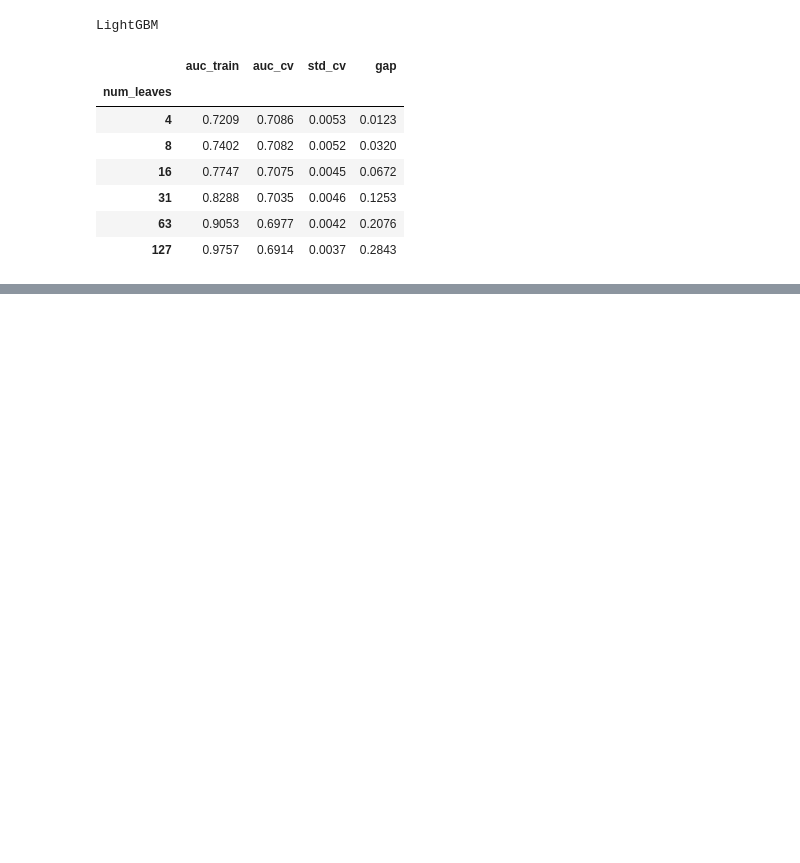
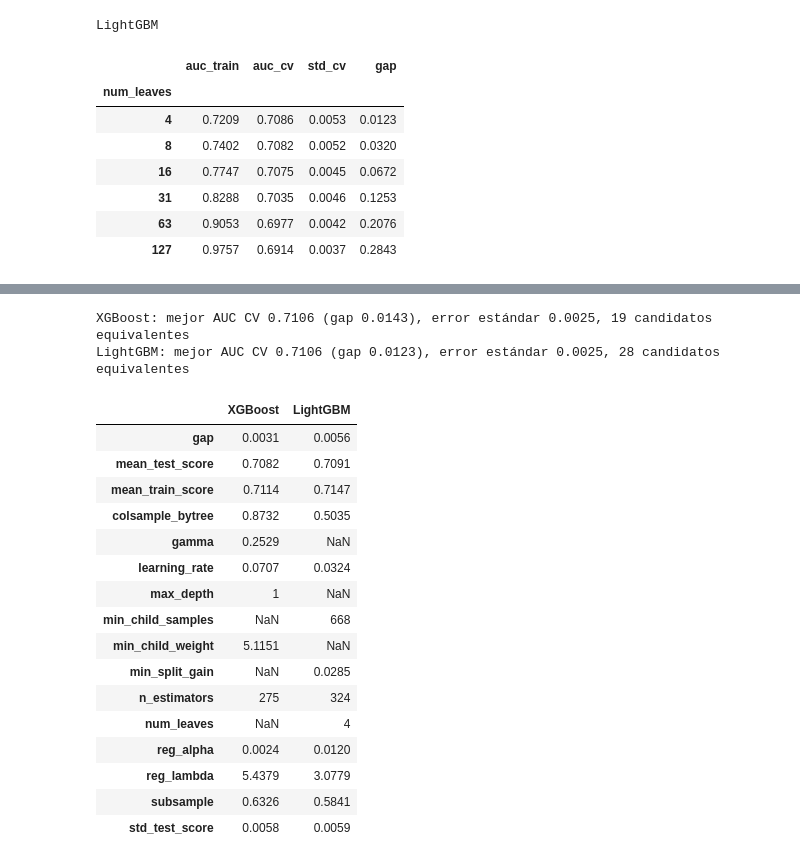
Before and after one commit to agus-chaud/scoring-crediticio, a Jupyter notebook: Notebooks/05_1_Modelizacion PD challengers.ipynb, the cells around one changed output, grey strips where cells are left out. Drawn from its saved outputs; the diff is of its cells as text; code cells hidden in the pictures; blank space fills up the shorter version.

```diff
--- a/Notebooks/05_1_Modelizacion PD challengers.ipynb
+++ b/Notebooks/05_1_Modelizacion PD challengers.ipynb
@@ -278,0 +342,38 @@ LightGBM
+# %%
+elegidos = {}
+for nombre, resultados in busquedas.items():
+    resultados = resultados.assign(gap=resultados['mean_train_score'] - resultados['mean_test_score'])
+    mejor = resultados.loc[resultados['mean_test_score'].idxmax()]
+    error_estandar = mejor['std_test_score'] / np.sqrt(5)
+    equivalentes = resultados[resultados['mean_test_score'] >= mejor['mean_test_score'] - error_estandar]
+    elegidos[nombre] = equivalentes.loc[equivalentes['gap'].idxmin()]
+    print(f'{nombre}: mejor AUC CV {mejor.mean_test_score:.4f} (gap {mejor.gap:.4f}), error estándar {error_estandar:.4f}, '
+          f'{len(equivalentes)} candidatos equivalentes')
+
+columnas_parametros = {nombre: [c for c in resultados.columns if c.startswith('param_')]
+                       for nombre, resultados in busquedas.items()}
+tabla_elegidos = pd.DataFrame({nombre: fila[['mean_test_score', 'std_test_score', 'mean_train_score', 'gap']
+                                            + columnas_parametros[nombre]]
+                               for nombre, fila in elegidos.items()})
+tabla_elegidos.index = [i.replace('param_algoritmo__', '') for i in tabla_elegidos.index]
+tabla_elegidos
+# %% [output]
+XGBoost: mejor AUC CV 0.7106 (gap 0.0143), error estándar 0.0025, 19 candidatos equivalentes
+LightGBM: mejor AUC CV 0.7106 (gap 0.0123), error estándar 0.0025, 28 candidatos equivalentes
+|  | XGBoost | LightGBM |
+| gap | 0.0031 | 0.0056 |
+| mean_test_score | 0.7082 | 0.7091 |
+| mean_train_score | 0.7114 | 0.7147 |
+| colsample_bytree | 0.8732 | 0.5035 |
+| gamma | 0.2529 | NaN |
+| learning_rate | 0.0707 | 0.0324 |
+| max_depth | 1 | NaN |
+| min_child_samples | NaN | 668 |
+| min_child_weight | 5.1151 | NaN |
+| min_split_gain | NaN | 0.0285 |
+| n_estimators | 275 | 324 |
+| num_leaves | NaN | 4 |
+| reg_alpha | 0.0024 | 0.0120 |
+| reg_lambda | 5.4379 | 3.0779 |
+| subsample | 0.6326 | 0.5841 |
+| std_test_score | 0.0058 | 0.0059 |
```
Also changed, not shown: parts of 11 cells of this notebook, 2 other files.
